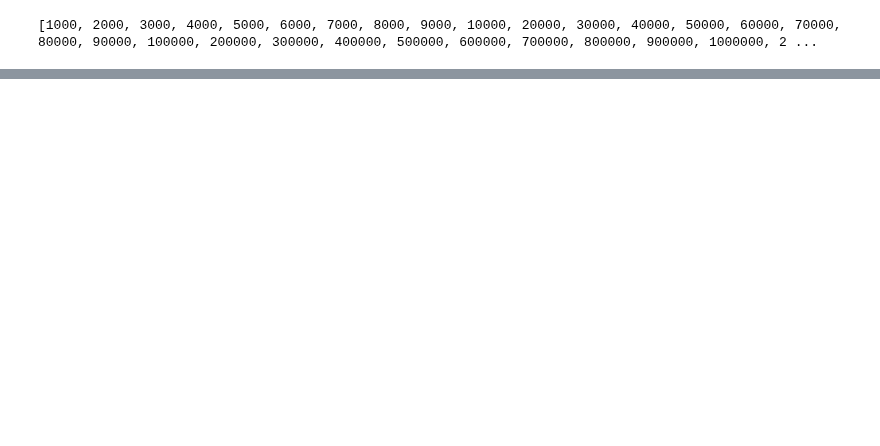
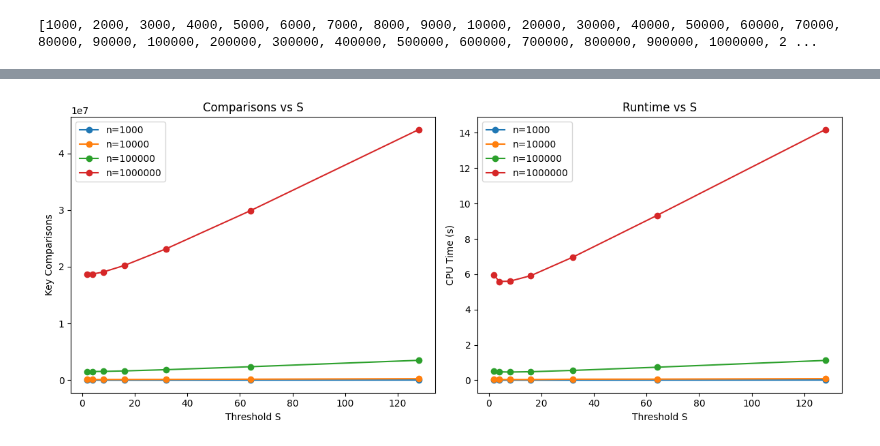
Before and after one commit to alngxx/Algo-Analysis-Projects, a Jupyter notebook: Project1.ipynb, the cells around one changed output, grey strips where cells are left out. Cells and saved outputs as stored; diff of their text form; code cells hidden in the pictures; blank space fills up the shorter version.

```diff
--- a/Project1.ipynb
+++ b/Project1.ipynb
@@ -613,0 +509,45 @@ print(result)
+# %%
+S_values = [2, 4, 8, 16, 32, 64, 128]  # thresholds to test
+dataset_sizes_to_test = [1000, 10000, 100000, 1000000]  # a range of sizes
+
+results = {}
+
+for size in dataset_sizes_to_test:
+    base_arr = np.random.randint(1, size+1, size=size)
+    comparisons_per_S = []
+    times_per_S = []
+    for S in S_values:
+        arr_copy = np.copy(base_arr)
+        keyC = 0
+        start = time.time()
+        keyC = hybridSort(arr_copy, keyC, 0, len(arr_copy)-1, S)
+        end = time.time()
+        comparisons_per_S.append(keyC)
+        times_per_S.append(end - start)
+    results[size] = {"comparisons": comparisons_per_S, "times": times_per_S}
+
+# --- Plot results ---
+plt.figure(figsize=(12,5))
+
+# Comparisons
+plt.subplot(1,2,1)
+for size in dataset_sizes_to_test:
+    plt.plot(S_values, results[size]["comparisons"], marker='o', label=f"n={size}")
+plt.xlabel("Threshold S")
+plt.ylabel("Key Comparisons")
+plt.title("Comparisons vs S")
+plt.legend()
+
+# Runtimes
+plt.subplot(1,2,2)
+for size in dataset_sizes_to_test:
+    plt.plot(S_values, results[size]["times"], marker='o', label=f"n={size}")
+plt.xlabel("Threshold S")
+plt.ylabel("CPU Time (s)")
+plt.title("Runtime vs S")
+plt.legend()
+
+plt.tight_layout()
+plt.show()
+# %% [output]
+[figure, added]
```
Also changed, not shown: parts of 22 cells of this notebook.
